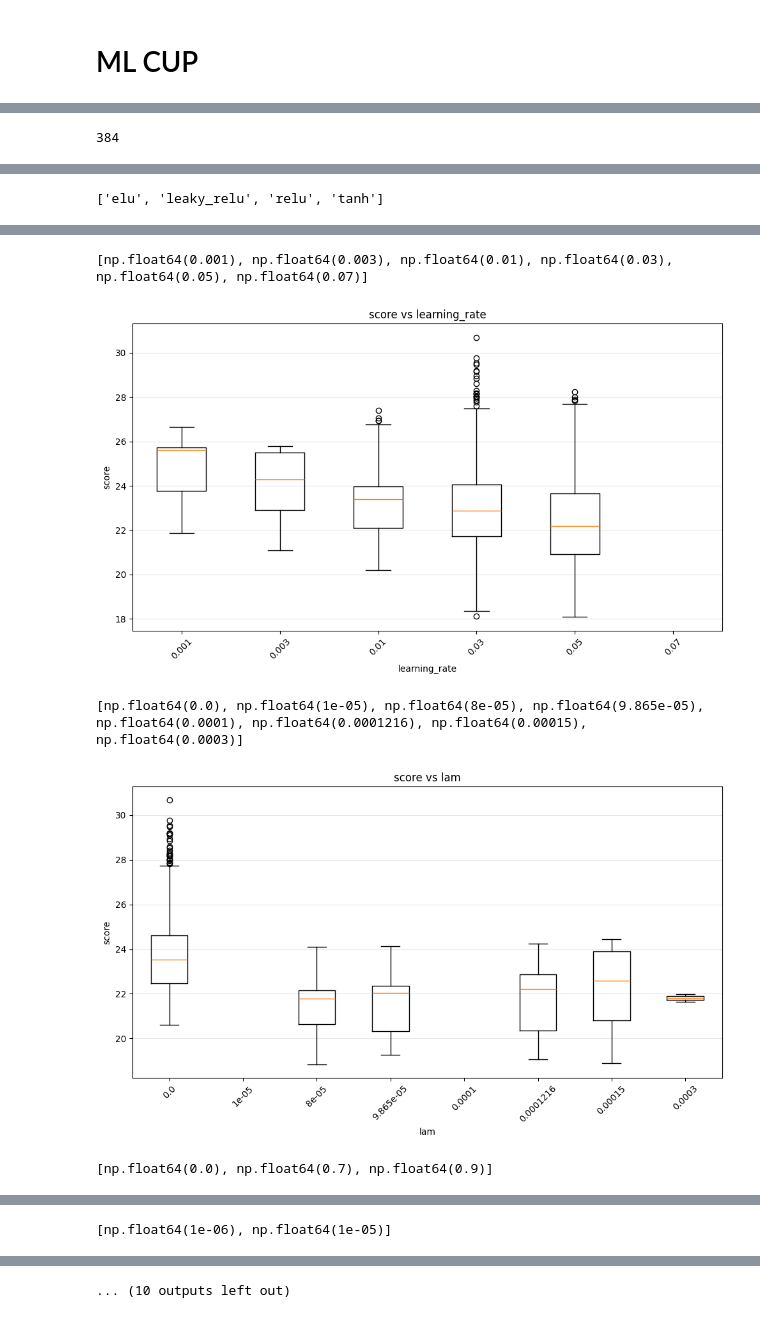
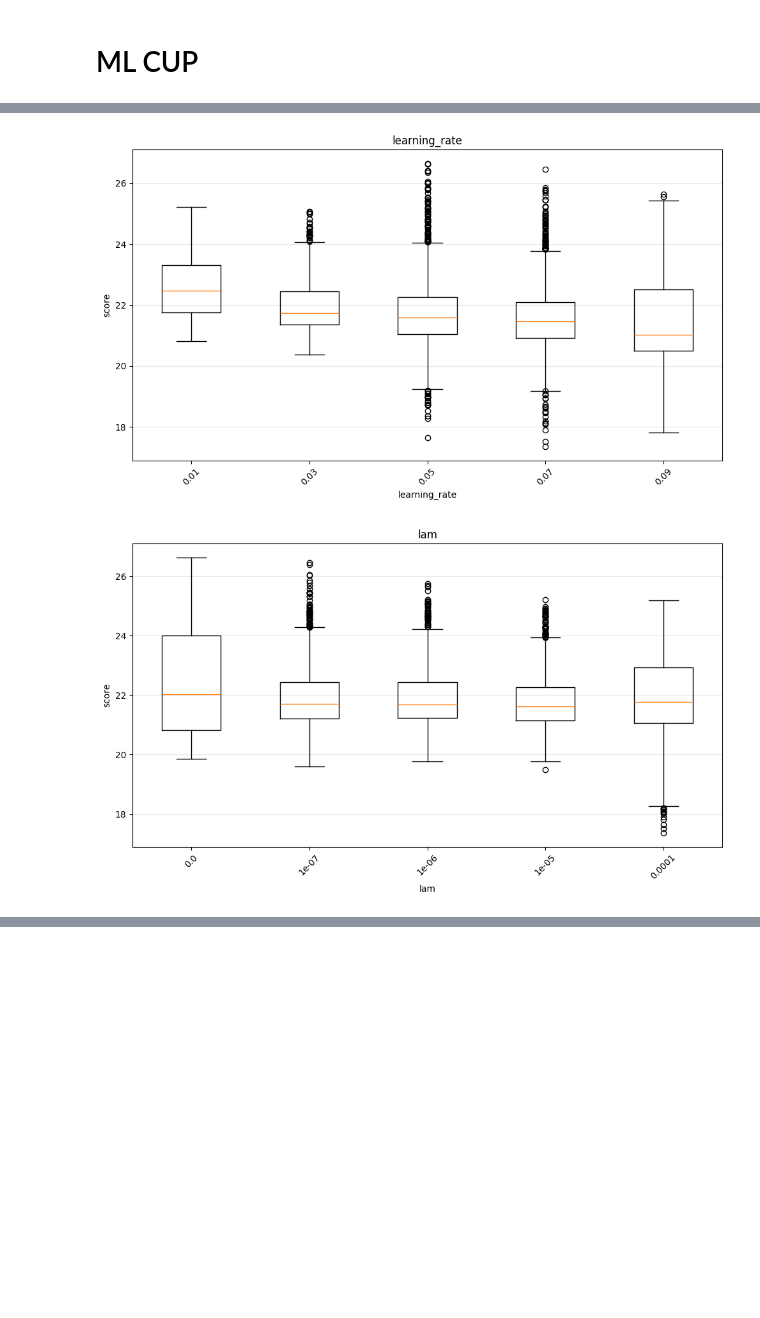
Before and after one commit to NicolaAnnu/NeuralNetwork-ML, a Jupyter notebook: notebooks/cup.ipynb, the cells around one changed output, grey strips where cells are left out. Saved outputs shown, nothing was run; the diff lists cells and outputs as text; code cells hidden in the pictures; blank space fills up the shorter version.

Commit message:
grid search

```diff
--- a/notebooks/cup.ipynb
+++ b/notebooks/cup.ipynb
@@ -3,7 +3,7 @@
 # %%
 import pandas as pd
 import json
-import matplotlib.pyplot as plt
+import numpy as np
 
 with open("../results/cup.json", "r") as fp:
     results = json.load(fp)
@@ -13,8 +13,11 @@ df = {
     for k in results[0]["parameters"].keys()
 }
 df["score"] = [res["score"] for res in results]
+df["std"] = [res["std"] for res in results]
+df["loss"] = [res["loss"] for res in results]
 
 df = pd.DataFrame(df)
+df = df[(df["score"] != -np.inf) & (df["score"] < 50)]
 df
 # %% [output]
 |  | hidden_layer_sizes | activation | learning_rate | lam | alpha | tol | batch_size | shuffle | ... |
@@ -33,36 +36,8 @@ df
 # %%
-import numpy as np
-
-
-def param_boxplot(df, param, score_col="score"):
-    if param != "hidden_layer_sizes":
-        values = sorted(df[param].unique())
-        print(values)
-        labels = [str(v) for v in values]
-        data = [df[df[param] == v][score_col] for v in values]
-    else:
-        # trasforma tutte le architetture in stringa leggibile
-        df["arch_str"] = df[param].apply(lambda x: "-".join(map(str, x)))
-        values = sorted(
-            df["arch_str"].unique(),
-            key=lambda s: (len(s.split("-")), sum(map(int, s.split("-")))),
-        )
-        data = [df[df["arch_str"] == v][score_col] for v in values]
-        labels = values
-
-    plt.figure(figsize=(10, 6), dpi=100)
-    plt.boxplot(data, positions=np.arange(1, len(values) + 1), widths=0.5)
-    plt.xticks(np.arange(1, len(values) + 1), labels, rotation=45)
-    plt.xlabel(param)
-    plt.ylabel(score_col)
-    plt.title(f"{score_col} vs {param}")
-    plt.grid(axis="y", alpha=0.3)
-    plt.tight_layout()
-    plt.show()
+from plotting import param_boxplot
 
 
 for k in df.columns:
-    if k != "score":
+    if k != "score" and k != "std" and k != "loss":
         param_boxplot(df, k)
 # %% [output]
-384
@@ -70 +44,0 @@ for k in df.columns:
-['elu', 'leaky_relu', 'relu', 'tanh']
@@ -72,5 +46,2 @@ for k in df.columns:
-[np.float64(0.001), np.float64(0.003), np.float64(0.01), np.float64(0.03), np.float64(0.05), np.float64(0.07)]
-[figure, old version]
+[figure, new version]
-[np.float64(0.0), np.float64(1e-05), np.float64(8e-05), np.float64(9.865e-05), np.float64(0.0001), np.float64(0.0001216), np.float64(0.00015), np.float64(0.0003)]
-[figure, old version]
+[figure, new version]
-[np.float64(0.0), np.float64(0.7), np.float64(0.9)]
@@ -78 +48,0 @@ for k in df.columns:
-[np.float64(1e-06), np.float64(1e-05)]
@@ -80 +49,0 @@ for k in df.columns:
-... (10 outputs left out)
```
Also changed, not shown: parts of 2 cells of this notebook, 12 other files.
